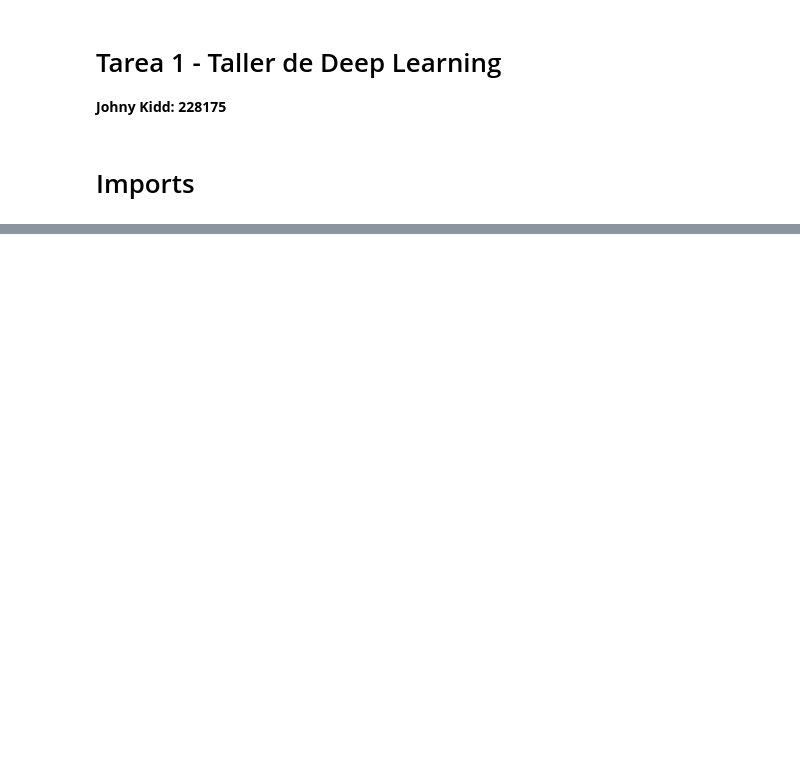
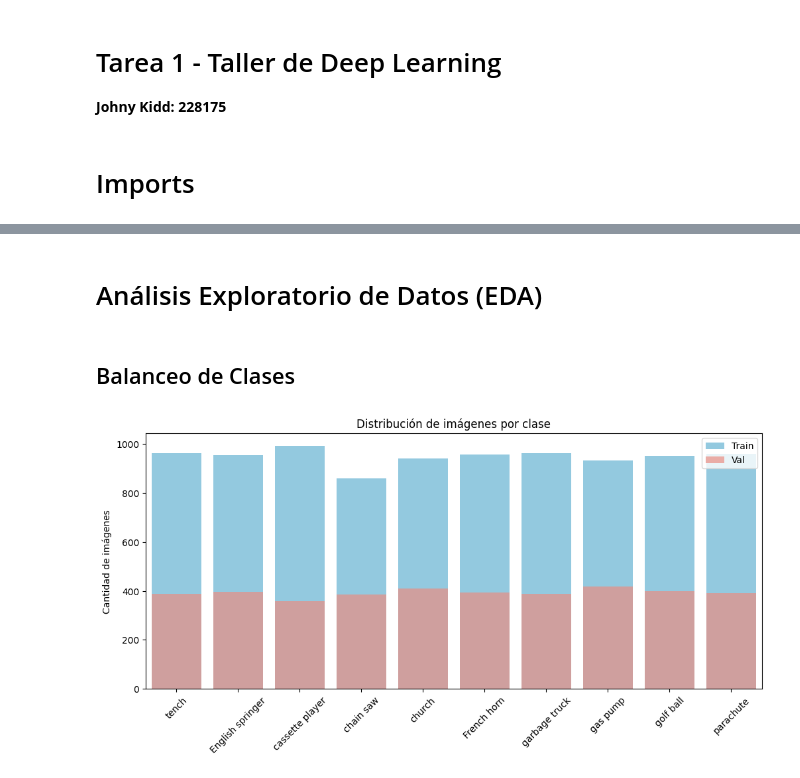
Before and after one commit to kidnixt/imagenette, a Jupyter notebook: imagenette.ipynb, the cells around one changed output, grey strips where cells are left out. Drawn from its saved outputs; the diff is of its cells as text; code cells hidden in the pictures; blank space fills up the shorter version.

```diff
--- a/imagenette.ipynb
+++ b/imagenette.ipynb
@@ -46,0 +125,27 @@ True
+# %% [markdown]
+# Análisis Exploratorio de Datos (EDA)
+# %% [markdown]
+## Balanceo de Clases
+# %%
+class_names = train_dataset.classes
+class_names_simple = [c[0] if isinstance(c, tuple) else c for c in class_names]
+
+train_labels = [label for _, label in train_dataset._samples]
+val_labels = [label for _, label in val_dataset._samples]
+
+train_counts = Counter(train_labels)
+val_counts = Counter(val_labels)
+
+train_distribution = [train_counts[i] for i in range(len(class_names))]
+val_distribution = [val_counts[i] for i in range(len(class_names))]
+
+plt.figure(figsize=(12,5))
+sns.barplot(x=class_names_simple, y=train_distribution, color="skyblue", label="Train")
+sns.barplot(x=class_names_simple, y=val_distribution, color="salmon", alpha=0.7, label="Val")
+plt.xticks(rotation=45)
+plt.title("Distribución de imágenes por clase")
+plt.ylabel("Cantidad de imágenes")
+plt.legend()
+plt.show()
+# %% [output]
+[figure, added]
```
Also changed, not shown: parts of 22 cells of this notebook, 3 other files.
